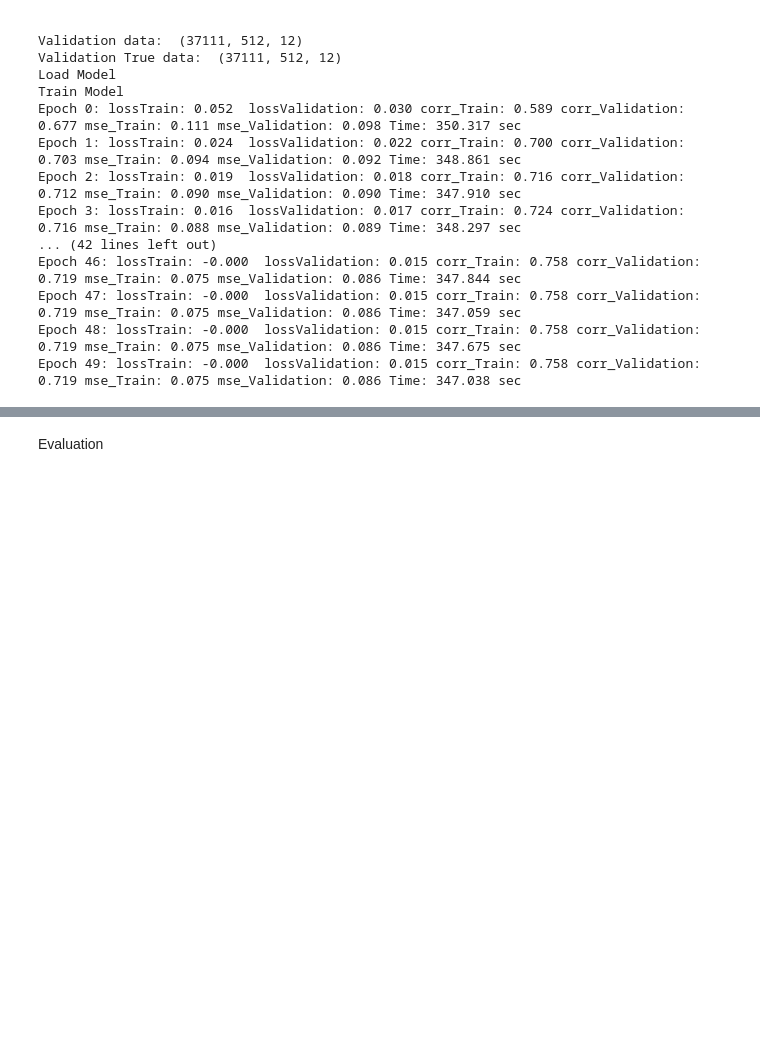
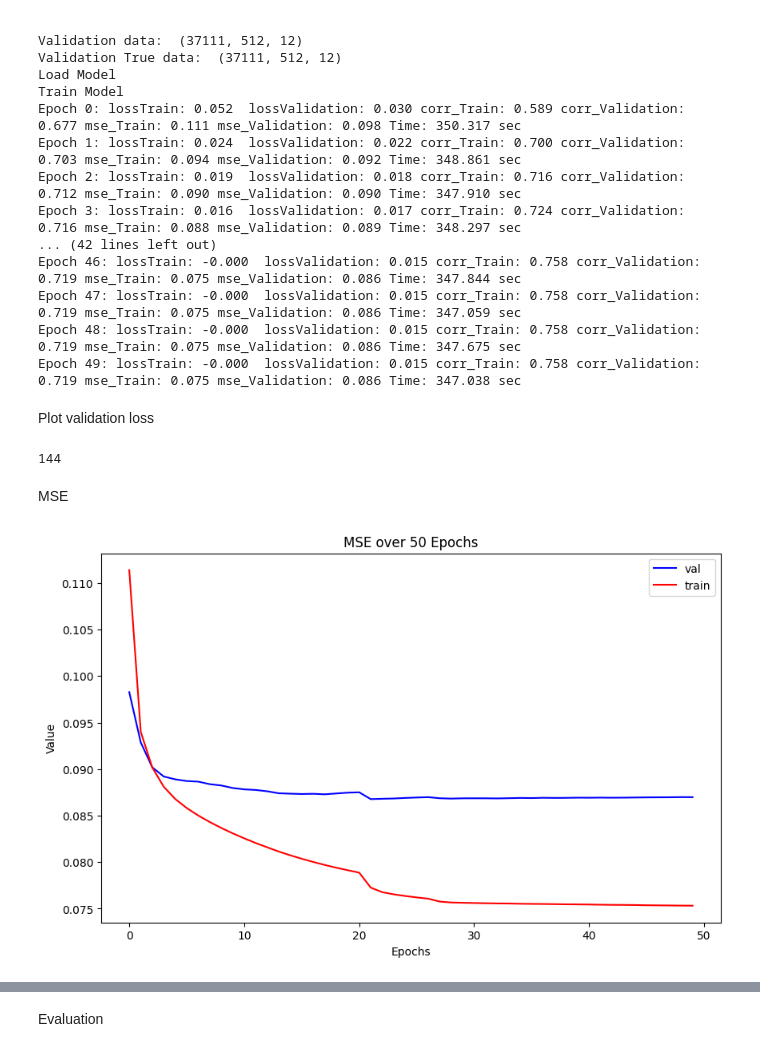
Before and after one commit to ziijiecheng/ptbxl5d, a Jupyter notebook: Internship_Candidate_Assessment.ipynb, the cells around one changed output, grey strips where cells are left out. Saved outputs shown, nothing was run; the diff lists cells and outputs as text; code cells hidden in the pictures; blank space fills up the shorter version.

```diff
--- a/Internship_Candidate_Assessment.ipynb
+++ b/Internship_Candidate_Assessment.ipynb
@@ -1573,3 +2054,38 @@ Epoch 46: lossTrain: -0.000  lossValidation: 0.015 corr_Train: 0.758 corr_Valida
 Epoch 47: lossTrain: -0.000  lossValidation: 0.015 corr_Train: 0.758 corr_Validation: 0.719 mse_Train: 0.075 mse_Validation: 0.086 Time: 347.059 sec
 Epoch 48: lossTrain: -0.000  lossValidation: 0.015 corr_Train: 0.758 corr_Validation: 0.719 mse_Train: 0.075 mse_Validation: 0.086 Time: 347.675 sec
 Epoch 49: lossTrain: -0.000  lossValidation: 0.015 corr_Train: 0.758 corr_Validation: 0.719 mse_Train: 0.075 mse_Validation: 0.086 Time: 347.038 sec
+# %% [markdown]
+Plot validation loss
+# %%
+validation_data_path = './data/X_validation.npy'
+validation_data = np.load(validation_data_path)
+validation_batch_number = int(len(validation_data)*17/256)
+print(validation_batch_number)
+# %% [output]
+144
+# %% [markdown]
+MSE
+# %%
+mse_data_val = np.load('./loss_50epochs/mse_list_validation_epoch_50.npy')
+mse_data_train = np.load('./loss_50epochs/mse_list_train_epoch_50.npy')
+mse_data_val = mse_data_val/validation_batch_number
+mse_data_train = mse_data_train
+
+# Create the plot
+plt.figure(figsize=(10, 6))
+
+plt.plot(mse_data_val, color='blue', label='val')
+
+plt.plot(mse_data_train, color='red', label='train')
+
+# Add labels, title, and legend
+plt.title('MSE over 50 Epochs')
+plt.xlabel('Epochs')
+plt.ylabel('Value')
+plt.legend()
+
+# Save or show the plot
+plt.savefig('./loss_50epochs/MSE_visualization.png')
+plt.show()
+# %% [output]
+[figure, added]
```
Also changed, not shown: parts of 35 cells of this notebook.
